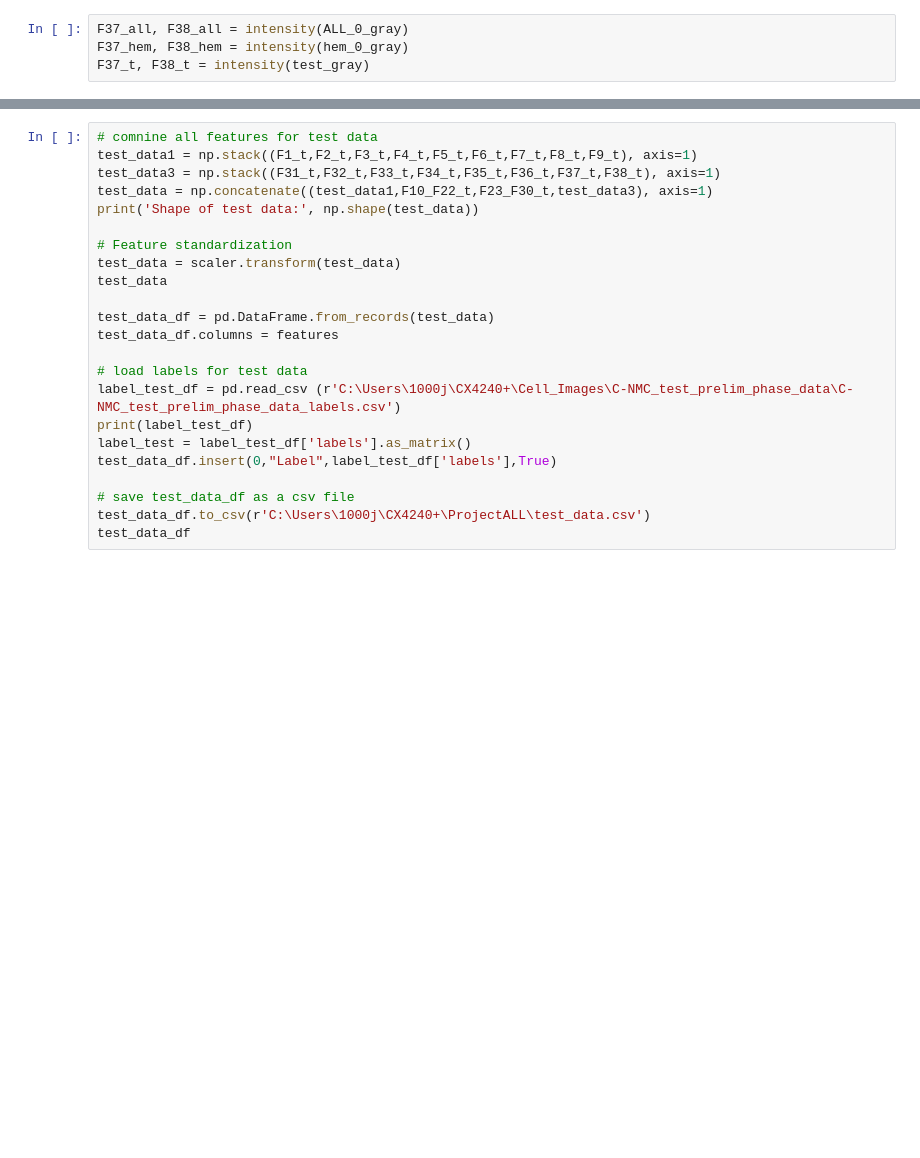
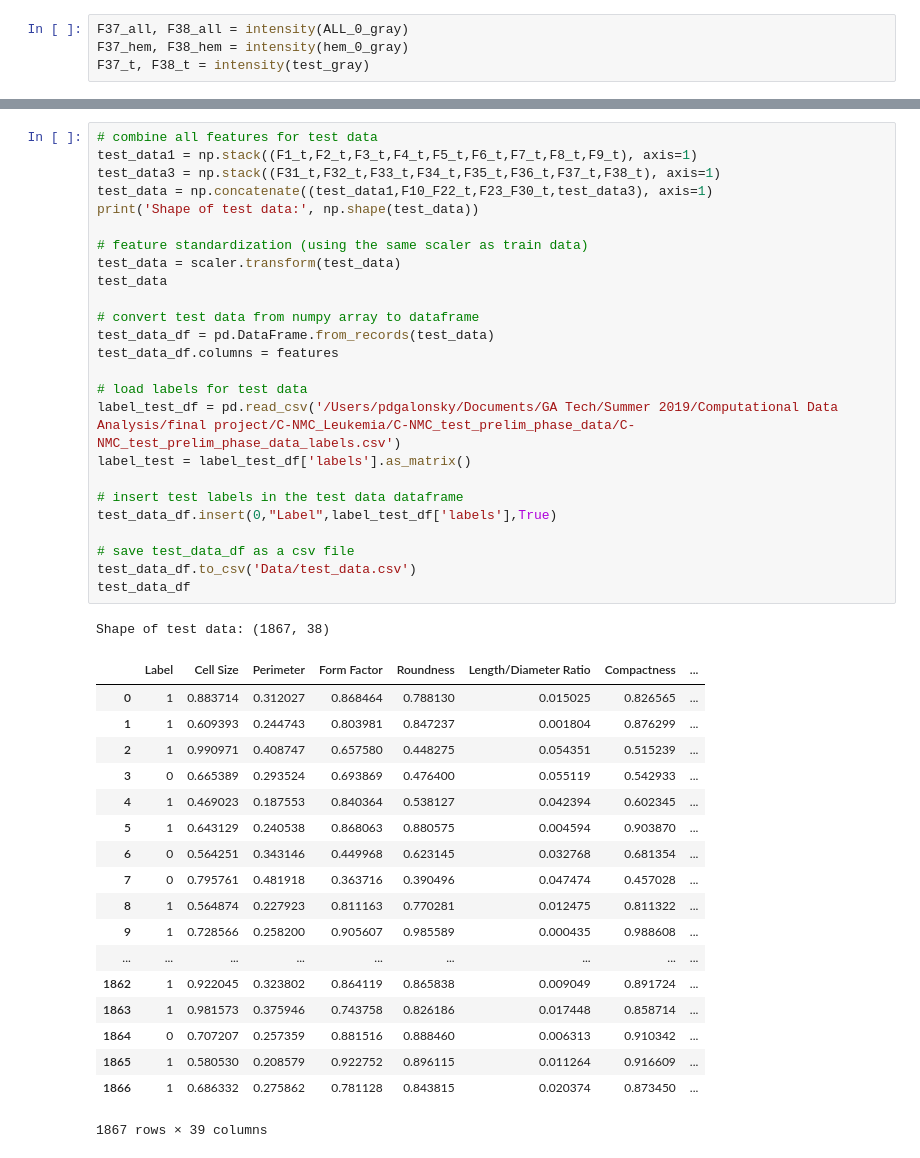
Before and after one commit to ansel-z/CX4240-Cancer-Cell-Classfication-Project, a Jupyter notebook: Feature Extractions.ipynb, the cells around one changed output, grey strips where cells are left out. Saved outputs shown, nothing was run; the diff lists cells and outputs as text; blank space fills up the shorter version.

```diff
--- a/Feature Extractions.ipynb
+++ b/Feature Extractions.ipynb
@@ -544,23 +627,45 @@ train_data_df
 # %%
-# comnine all features for test data
+# combine all features for test data
 test_data1 = np.stack((F1_t,F2_t,F3_t,F4_t,F5_t,F6_t,F7_t,F8_t,F9_t), axis=1)
 test_data3 = np.stack((F31_t,F32_t,F33_t,F34_t,F35_t,F36_t,F37_t,F38_t), axis=1)
 test_data = np.concatenate((test_data1,F10_F22_t,F23_F30_t,test_data3), axis=1)
 print('Shape of test data:', np.shape(test_data))
 
-# Feature standardization
+# feature standardization (using the same scaler as train data)
 test_data = scaler.transform(test_data)
 test_data
 
+# convert test data from numpy array to dataframe
 test_data_df = pd.DataFrame.from_records(test_data)
 test_data_df.columns = features
 
 # load labels for test data
-label_test_df = pd.read_csv (r'C:\Users\1000j\CX4240+\Cell_Images\C-NMC_test_prelim_phase_data\C-NMC_test_prelim_phase_data_labels.csv')
-print(label_test_df)
+label_test_df = pd.read_csv('/Users/pdgalonsky/Documents/GA Tech/Summer 2019/Computational Data Analysis/final project/C-NMC_Leukemia/C-NMC_test_prelim_phase_data/C-NMC_test_prelim_phase_data_labels.csv')
 label_test = label_test_df['labels'].as_matrix()
+
+# insert test labels in the test data dataframe
 test_data_df.insert(0,"Label",label_test_df['labels'],True)
 
 # save test_data_df as a csv file
-test_data_df.to_csv(r'C:\Users\1000j\CX4240+\ProjectALL\test_data.csv')
+test_data_df.to_csv('Data/test_data.csv')
 test_data_df
+# %% [output]
+Shape of test data: (1867, 38)
+|  | Label | Cell Size | Perimeter | Form Factor | Roundness | Length/Diameter Ratio | Compactness | ... |
+| 0 | 1 | 0.883714 | 0.312027 | 0.868464 | 0.788130 | 0.015025 | 0.826565 | ... |
+| 1 | 1 | 0.609393 | 0.244743 | 0.803981 | 0.847237 | 0.001804 | 0.876299 | ... |
+| 2 | 1 | 0.990971 | 0.408747 | 0.657580 | 0.448275 | 0.054351 | 0.515239 | ... |
+| 3 | 0 | 0.665389 | 0.293524 | 0.693869 | 0.476400 | 0.055119 | 0.542933 | ... |
+| 4 | 1 | 0.469023 | 0.187553 | 0.840364 | 0.538127 | 0.042394 | 0.602345 | ... |
+| 5 | 1 | 0.643129 | 0.240538 | 0.868063 | 0.880575 | 0.004594 | 0.903870 | ... |
+| 6 | 0 | 0.564251 | 0.343146 | 0.449968 | 0.623145 | 0.032768 | 0.681354 | ... |
+| 7 | 0 | 0.795761 | 0.481918 | 0.363716 | 0.390496 | 0.047474 | 0.457028 | ... |
+| 8 | 1 | 0.564874 | 0.227923 | 0.811163 | 0.770281 | 0.012475 | 0.811322 | ... |
+| 9 | 1 | 0.728566 | 0.258200 | 0.905607 | 0.985589 | 0.000435 | 0.988608 | ... |
+| ... | ... | ... | ... | ... | ... | ... | ... | ... |
+| 1862 | 1 | 0.922045 | 0.323802 | 0.864119 | 0.865838 | 0.009049 | 0.891724 | ... |
+| 1863 | 1 | 0.981573 | 0.375946 | 0.743758 | 0.826186 | 0.017448 | 0.858714 | ... |
+| 1864 | 0 | 0.707207 | 0.257359 | 0.881516 | 0.888460 | 0.006313 | 0.910342 | ... |
+| 1865 | 1 | 0.580530 | 0.208579 | 0.922752 | 0.896115 | 0.011264 | 0.916609 | ... |
+| 1866 | 1 | 0.686332 | 0.275862 | 0.781128 | 0.843815 | 0.020374 | 0.873450 | ... |
+1867 rows × 39 columns
```
Also changed, not shown: parts of 14 cells of this notebook, 11 other files.
